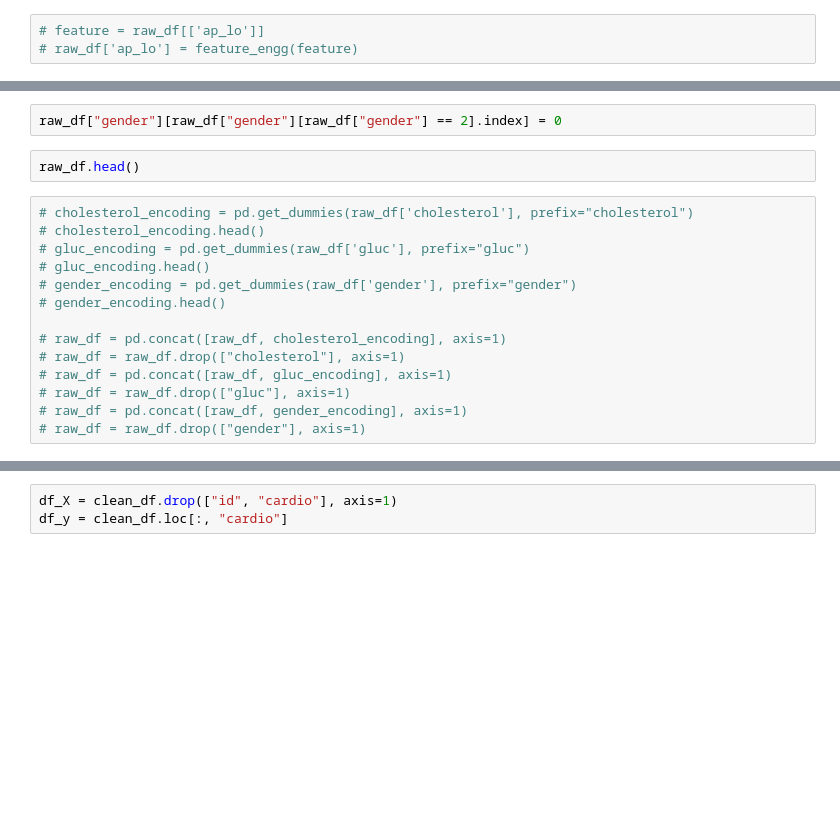
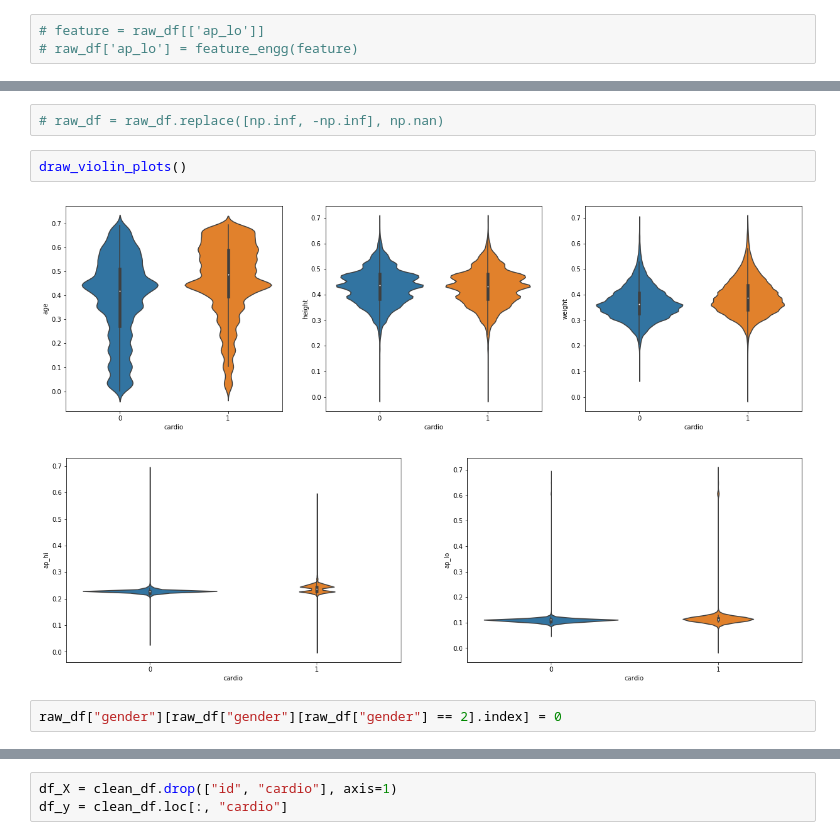
Before and after one commit to blurred-machine/Cardiovascular-Disease-Detection-End-to-End-ML-Project, a Jupyter notebook: cardiovascular desease detection.ipynb, the cells around one changed output, grey strips where cells are left out. Saved outputs shown, nothing was run; the diff lists cells and outputs as text; blank space fills up the shorter version.

```diff
--- a/cardiovascular desease detection.ipynb
+++ b/cardiovascular desease detection.ipynb
@@ -369,21 +379,12 @@ sns.violinplot(x="cardio", y="ap_lo", data=raw_df, ax=axes[1])
+# %%
+# raw_df = raw_df.replace([np.inf, -np.inf], np.nan)
+# %%
+draw_violin_plots()
+# %% [output]
+[figure, added]
+[figure, added]
 # %%
 raw_df["gender"][raw_df["gender"][raw_df["gender"] == 2].index] = 0
-# %%
-raw_df.head()
-# %%
-# cholesterol_encoding = pd.get_dummies(raw_df['cholesterol'], prefix="cholesterol")
-# cholesterol_encoding.head()
-# gluc_encoding = pd.get_dummies(raw_df['gluc'], prefix="gluc")
-# gluc_encoding.head()
-# gender_encoding = pd.get_dummies(raw_df['gender'], prefix="gender")
-# gender_encoding.head()
-
-# raw_df = pd.concat([raw_df, cholesterol_encoding], axis=1)
-# raw_df = raw_df.drop(["cholesterol"], axis=1)
-# raw_df = pd.concat([raw_df, gluc_encoding], axis=1)
-# raw_df = raw_df.drop(["gluc"], axis=1)
-# raw_df = pd.concat([raw_df, gender_encoding], axis=1)
-# raw_df = raw_df.drop(["gender"], axis=1)
 # %%
 raw_df.to_csv('clean_df.csv', index = False)
 raw_df.head()
```
Also changed, not shown: parts of 27 cells of this notebook, 1 other file.
